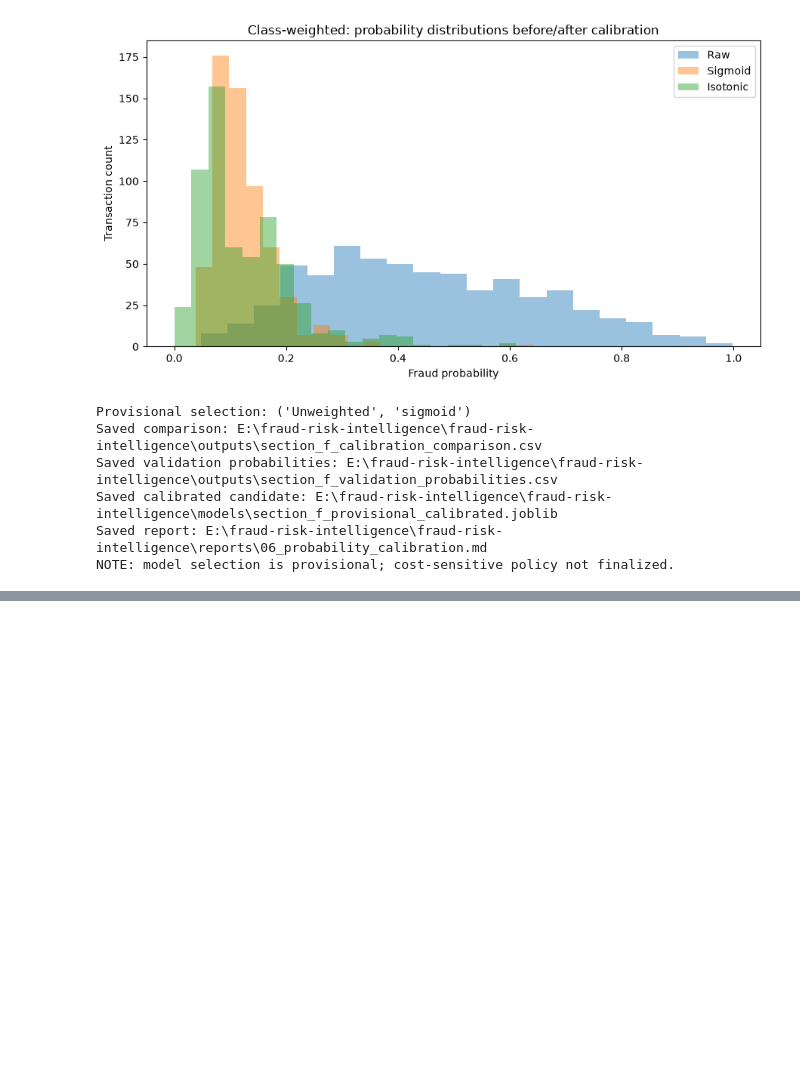
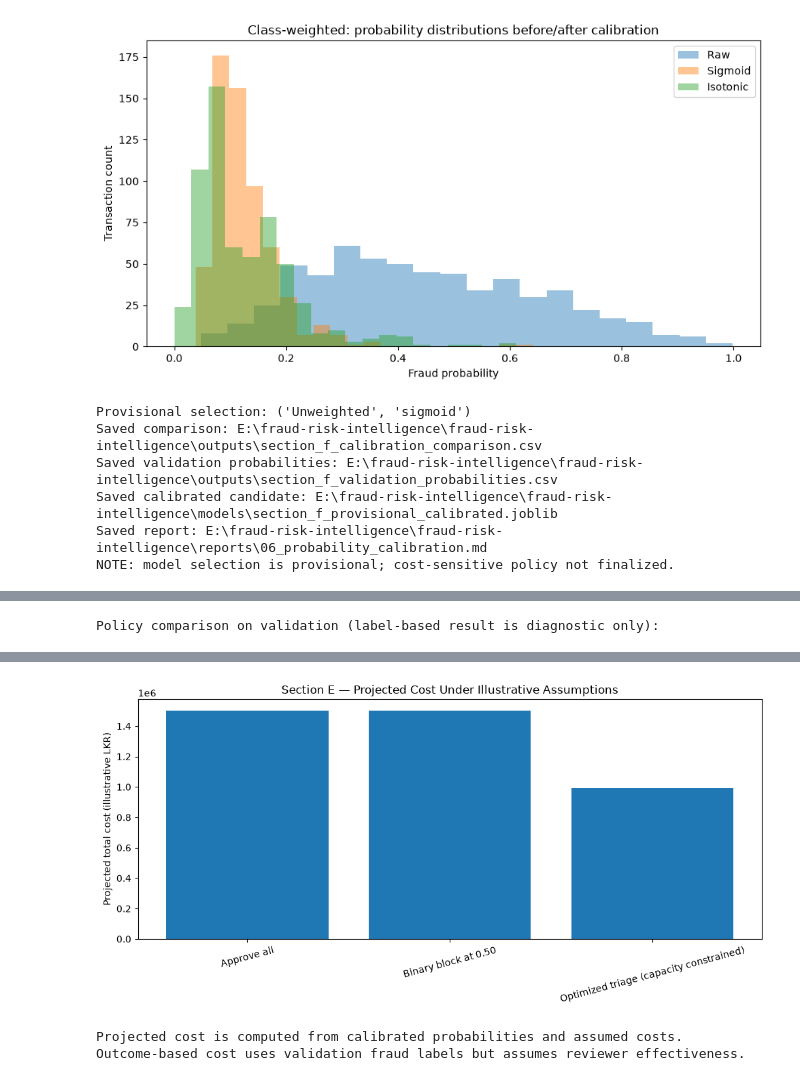
Before and after one commit to sasa312002/fraud-risk-intelligence, a Jupyter notebook: notebooks/01_fraud_risk_analysis.ipynb, the cells around one changed output, grey strips where cells are left out. Drawn from its saved outputs; the diff is of its cells as text; code cells hidden in the pictures; blank space fills up the shorter version.

```diff
--- a/notebooks/01_fraud_risk_analysis.ipynb
+++ b/notebooks/01_fraud_risk_analysis.ipynb
@@ -4651,0 +4736,33 @@ NOTE: model selection is provisional; cost-sensitive policy not finalized.
+# %%
+# ============================================================
+# Cell 51 — Compare proposed policy with explicit no-review baselines
+# ============================================================
+section_e_policy_variants = {
+    'Approve all': np.full(len(section_e_probabilities), 'APPROVE'),
+    'Binary block at 0.50': np.where(section_e_probabilities >= 0.5, 'BLOCK', 'APPROVE'),
+    'Optimized triage (capacity constrained)': section_e_decisions,
+}
+section_e_policy_rows = []
+for name, decisions in section_e_policy_variants.items():
+    row = summarize_policy(
+        section_e_probabilities, decisions, section_e_costs,
+        y_true=section_e_y_val,
+    )
+    section_e_policy_rows.append({'policy': name, **row})
+section_e_comparison = pd.DataFrame(section_e_policy_rows)
+print('Policy comparison on validation (label-based result is diagnostic only):')
+display(section_e_comparison.round(3))
+
+fig, ax = plt.subplots(figsize=(10, 5))
+ax.bar(section_e_comparison['policy'], section_e_comparison['projected_cost_total'])
+ax.set_ylabel('Projected total cost (illustrative LKR)')
+ax.set_title('Section E — Projected Cost Under Illustrative Assumptions')
+ax.tick_params(axis='x', rotation=15)
+plt.tight_layout()
+plt.show()
+
+# Cost numbers can differ substantially from outcome-based costs for 600 rows.
+print('Projected cost is computed from calibrated probabilities and assumed costs.')
+print('Outcome-based cost uses validation fraud labels but assumes reviewer effectiveness.')
+# %% [output]
+Policy comparison on validation (label-based result is diagnostic only):
@@ -4651,0 +4773,3 @@ NOTE: model selection is provisional; cost-sensitive policy not finalized.
+[figure, added]
+Projected cost is computed from calibrated probabilities and assumed costs.
+Outcome-based cost uses validation fraud labels but assumes reviewer effectiveness.
```
Also changed, not shown: parts of 6 cells of this notebook, 6 other files.
